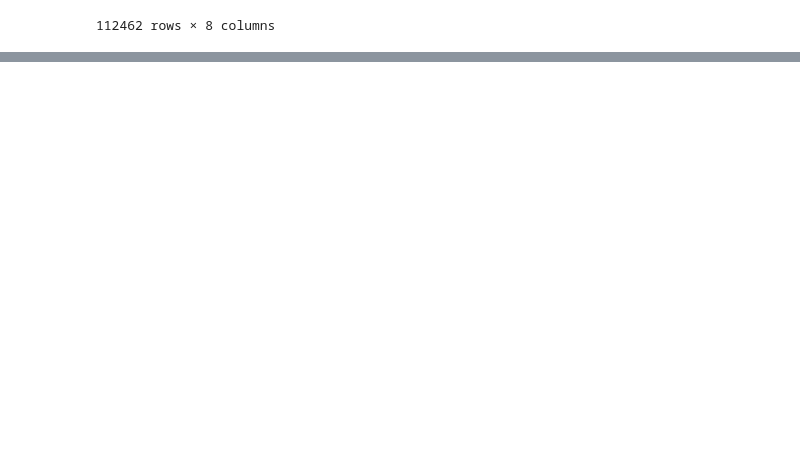
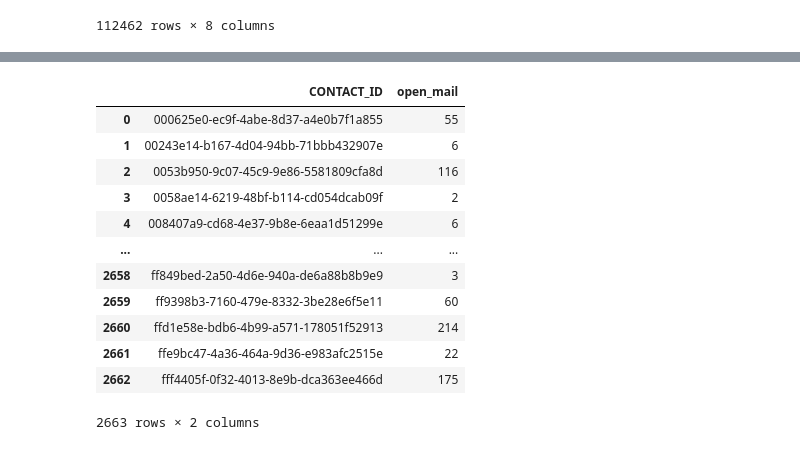
Before and after one commit to IvanovNA01/test_task_junior, a Jupyter notebook: test_to_jun1.ipynb, the cells around one changed output, grey strips where cells are left out. Saved outputs shown, nothing was run; the diff lists cells and outputs as text; code cells hidden in the pictures; blank space fills up the shorter version.

```diff
--- a/test_to_jun1.ipynb
+++ b/test_to_jun1.ipynb
@@ -217,4 +224,4 @@ company_mail_send = company_mail_send.drop(columns='ACTIVITY_TYPE')
     ACTIVITY_TYPE - действие над имейлом
     ACTIVITY_DATE - время совершения действия
 """
-received_mail = pd.read_pickle("./junior_e_open.pkl")
+received_mail = pd.read_pickle("./junior_e_open.pkl").fillna(0)
@@ -237,2 +228,2 @@ received_mail
 # %%
-received_mail.ACTIVITY_TYPE.unique()
+received_mail = received_mail.drop(columns='ACTIVITY_TYPE')
@@ -240,0 +230,6 @@ array([None, 'EmailOpen'], dtype=object)
+# %%
+received_mail['ASSET_ID'] = received_mail.ASSET_ID.astype(int)
+open_mail = received_mail.loc[received_mail.ASSET_ID > 0].groupby('CONTACT_ID', as_index=False).ASSET_ID.count()
+open_mail = open_mail.rename(columns={"ASSET_ID":"open_mail"})
+ignore_mail = received_mail.loc[received_mail.ASSET_ID == 0].groupby('CONTACT_ID', as_index=False).ASSET_ID.count()
+ignore_mail = ignore_mail.rename(columns={"ASSET_ID":"ignore_mail"})
@@ -240,0 +253,16 @@ array([None, 'EmailOpen'], dtype=object)
+# %%
+open_mail
+# %% [output]
+|  | CONTACT_ID | open_mail |
+| 0 | 000625e0-ec9f-4abe-8d37-a4e0b7f1a855 | 55 |
+| 1 | 00243e14-b167-4d04-94bb-71bbb432907e | 6 |
+| 2 | 0053b950-9c07-45c9-9e86-5581809cfa8d | 116 |
+| 3 | 0058ae14-6219-48bf-b114-cd054dcab09f | 2 |
+| 4 | 008407a9-cd68-4e37-9b8e-6eaa1d51299e | 6 |
+| ... | ... | ... |
+| 2658 | ff849bed-2a50-4d6e-940a-de6a88b8b9e9 | 3 |
+| 2659 | ff9398b3-7160-479e-8332-3be28e6f5e11 | 60 |
+| 2660 | ffd1e58e-bdb6-4b99-a571-178051f52913 | 214 |
+| 2661 | ffe9bc47-4a36-464a-9d36-e983afc2515e | 22 |
+| 2662 | fff4405f-0f32-4013-8e9b-dca363ee466d | 175 |
+2663 rows × 2 columns
```
Also changed, not shown: parts of 6 cells of this notebook, 1 other file.
